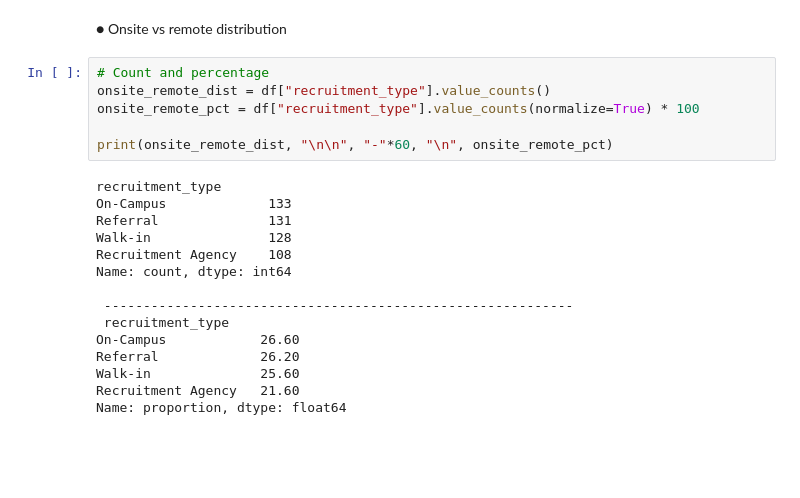
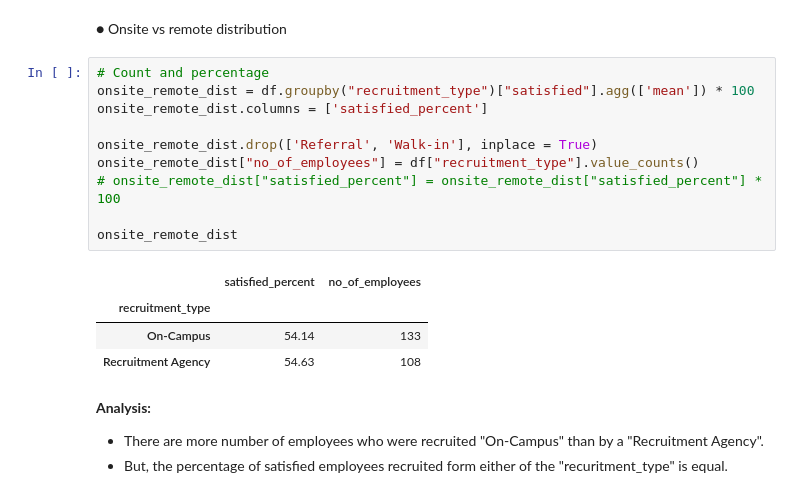
Before and after one commit to JustLazy-Forever/Predicting-Job-Satisfaction, a Jupyter notebook: Job Satisfaction_Data_Wrangling.ipynb, the cells around one changed output. Drawn from its saved outputs; the diff is of its cells as text; blank space fills up the shorter version.

Commit message:
onsite VS recruit_agency dist

```diff
--- a/Job Satisfaction_Data_Wrangling.ipynb
+++ b/Job Satisfaction_Data_Wrangling.ipynb
@@ -839,22 +839,20 @@ df.head()
 ● Onsite vs remote distribution
 # %%
 # Count and percentage
-onsite_remote_dist = df["recruitment_type"].value_counts()
-onsite_remote_pct = df["recruitment_type"].value_counts(normalize=True) * 100
+onsite_remote_dist = df.groupby("recruitment_type")["satisfied"].agg(['mean']) * 100
+onsite_remote_dist.columns = ['satisfied_percent']
 
-print(onsite_remote_dist, "\n\n", "-"*60, "\n", onsite_remote_pct)
+onsite_remote_dist.drop(['Referral', 'Walk-in'], inplace = True)
+onsite_remote_dist["no_of_employees"] = df["recruitment_type"].value_counts()
+# onsite_remote_dist["satisfied_percent"] = onsite_remote_dist["satisfied_percent"] * 100
+
+onsite_remote_dist
 # %% [output]
-recruitment_type
-On-Campus             133
-Referral              131
-Walk-in               128
-Recruitment Agency    108
-Name: count, dtype: int64
-
- ------------------------------------------------------------
- recruitment_type
-On-Campus            26.60
-Referral             26.20
-Walk-in              25.60
-Recruitment Agency   21.60
-Name: proportion, dtype: float64
+|  | satisfied_percent | no_of_employees |
+| recruitment_type |  |  |
+| On-Campus | 54.14 | 133 |
+| Recruitment Agency | 54.63 | 108 |
+# %% [markdown]
+**Analysis:**
+* There are more number of employees who were recruited "On-Campus" than by a "Recruitment Agency".
+* But, the percentage of satisfied employees recruited form either of the "recuritment_type" is equal.
```
